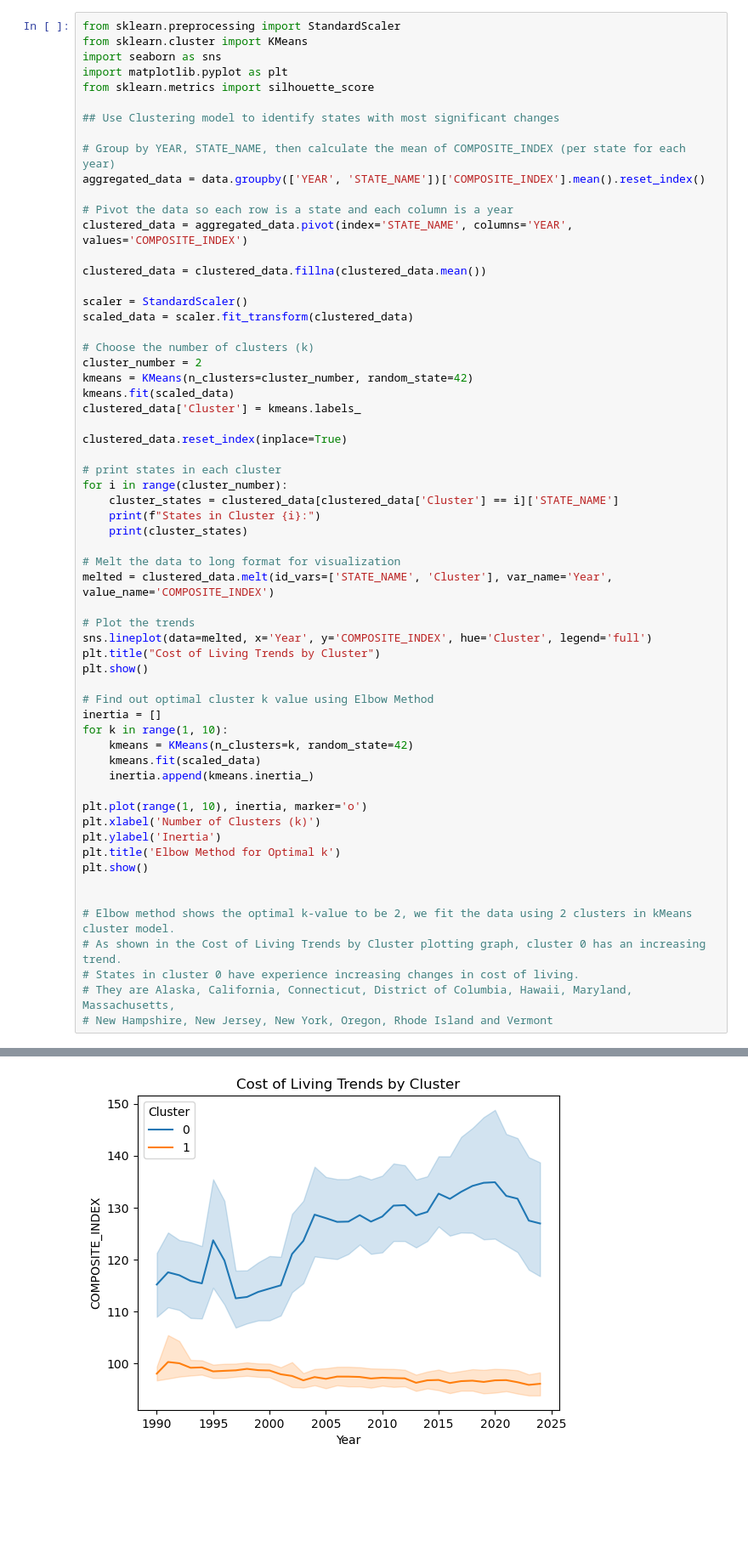
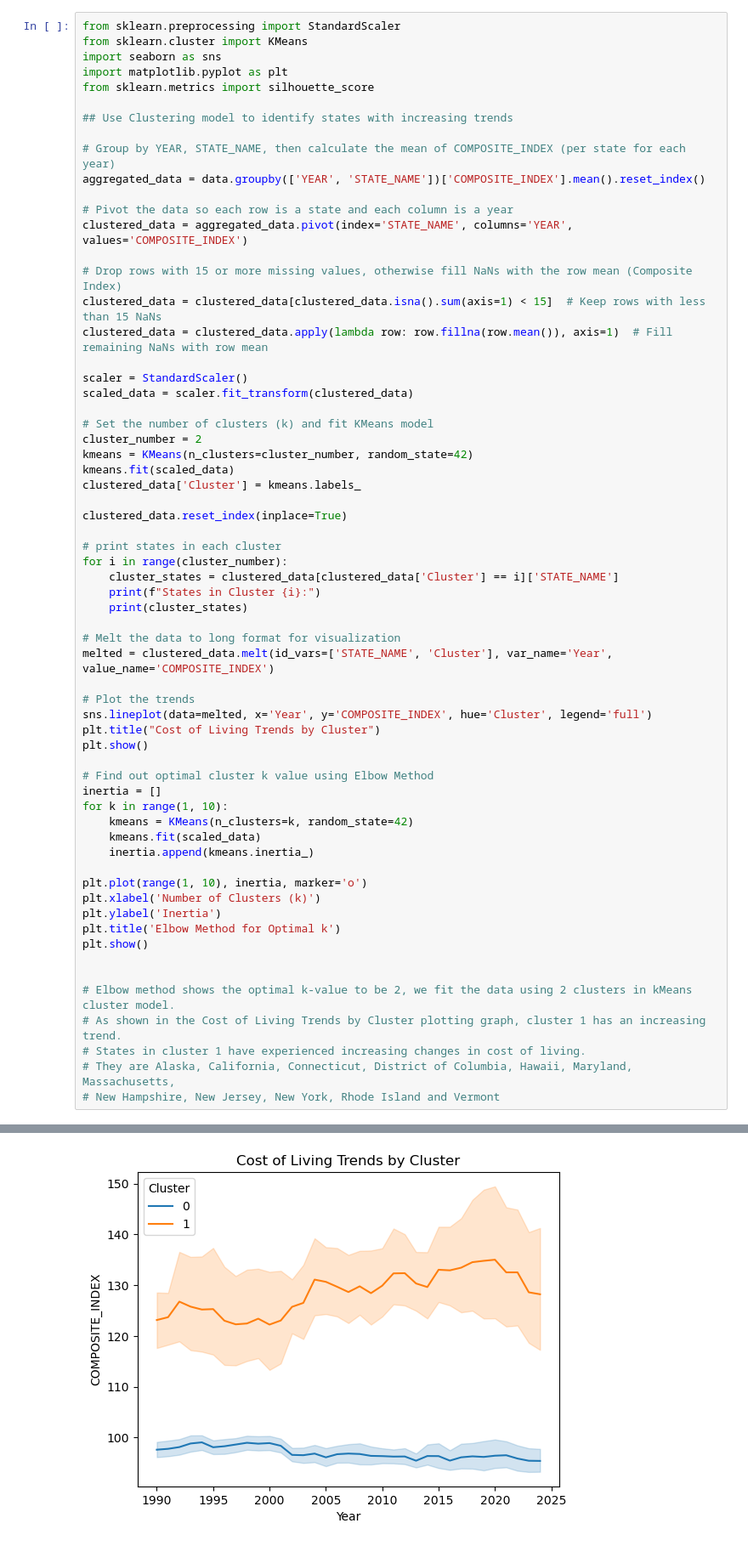
Before and after one commit to angie313/group-9-COLI, a Jupyter notebook: group_9_COLI.ipynb, the cells around one changed output, grey strips where cells are left out. Shown: that part at 85% size. Cells and saved outputs as stored; diff of their text form; blank space fills up the shorter version.

Commit message:
Dropped states with more than 15 missing composite_index values, other wise fill with row mean

```diff
--- a/group_9_COLI.ipynb
+++ b/group_9_COLI.ipynb
@@ -177,7 +177,7 @@ import seaborn as sns
 import matplotlib.pyplot as plt
 from sklearn.metrics import silhouette_score
 
-## Use Clustering model to identify states with most significant changes
+## Use Clustering model to identify states with increasing trends
 
 # Group by YEAR, STATE_NAME, then calculate the mean of COMPOSITE_INDEX (per state for each year)
 aggregated_data = data.groupby(['YEAR', 'STATE_NAME'])['COMPOSITE_INDEX'].mean().reset_index()
@@ -185,12 +185,14 @@ aggregated_data = data.groupby(['YEAR', 'STATE_NAME'])['COMPOSITE_INDEX'].mean()
 # Pivot the data so each row is a state and each column is a year
 clustered_data = aggregated_data.pivot(index='STATE_NAME', columns='YEAR', values='COMPOSITE_INDEX')
 
-clustered_data = clustered_data.fillna(clustered_data.mean())
+# Drop rows with 15 or more missing values, otherwise fill NaNs with the row mean (Composite Index)
+clustered_data = clustered_data[clustered_data.isna().sum(axis=1) < 15]  # Keep rows with less than 15 NaNs
+clustered_data = clustered_data.apply(lambda row: row.fillna(row.mean()), axis=1)  # Fill remaining NaNs with row mean
 
 scaler = StandardScaler()
 scaled_data = scaler.fit_transform(clustered_data)
 
-# Choose the number of clusters (k)
+# Set the number of clusters (k) and fit KMeans model
 cluster_number = 2
 kmeans = KMeans(n_clusters=cluster_number, random_state=42)
 kmeans.fit(scaled_data)
@@ -227,9 +229,9 @@ plt.show()
 
 
 # Elbow method shows the optimal k-value to be 2, we fit the data using 2 clusters in kMeans cluster model.
-# As shown in the Cost of Living Trends by Cluster plotting graph, cluster 0 has an increasing trend.
-# States in cluster 0 have experience increasing changes in cost of living.
+# As shown in the Cost of Living Trends by Cluster plotting graph, cluster 1 has an increasing trend.
+# States in cluster 1 have experienced increasing changes in cost of living.
 # They are Alaska, California, Connecticut, District of Columbia, Hawaii, Maryland, Massachusetts,
-# New Hampshire, New Jersey, New York, Oregon, Rhode Island and Vermont
+# New Hampshire, New Jersey, New York, Rhode Island and Vermont
 # %% [output]
 States in Cluster 0:
@@ -251,2 +253,2 @@ States in Cluster 0:
 Name: STATE_NAME, dtype: object
-[figure, old version]
+[figure, new version]
```
Also changed, not shown: parts of 1 cell of this notebook.
